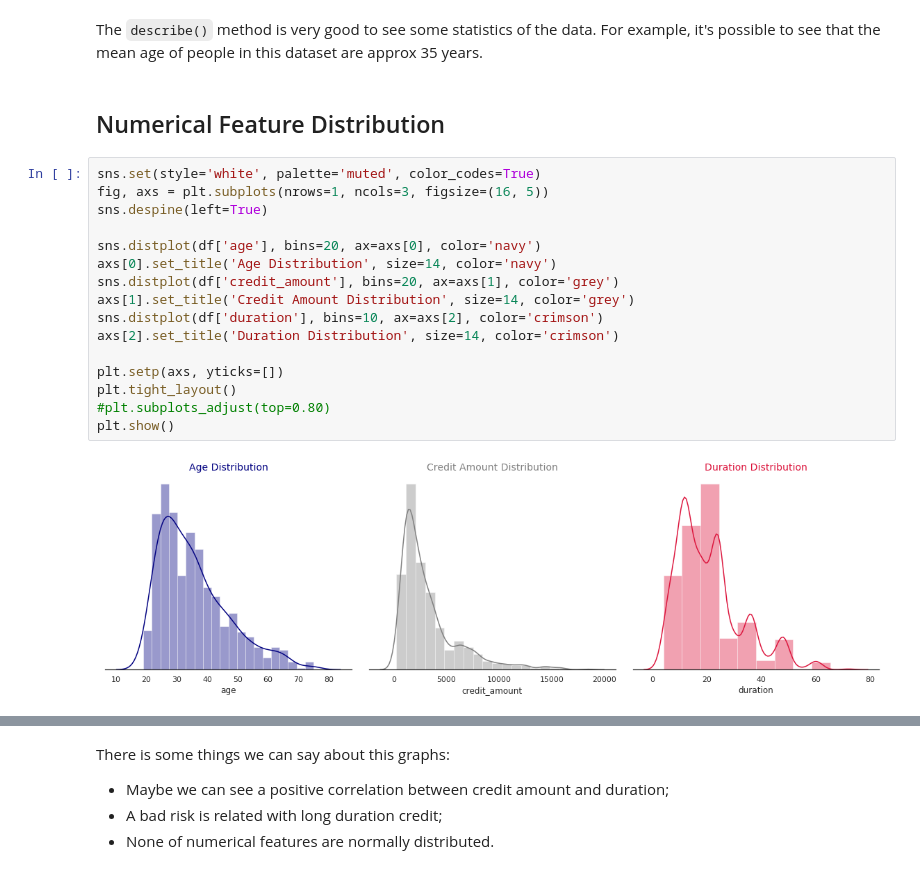
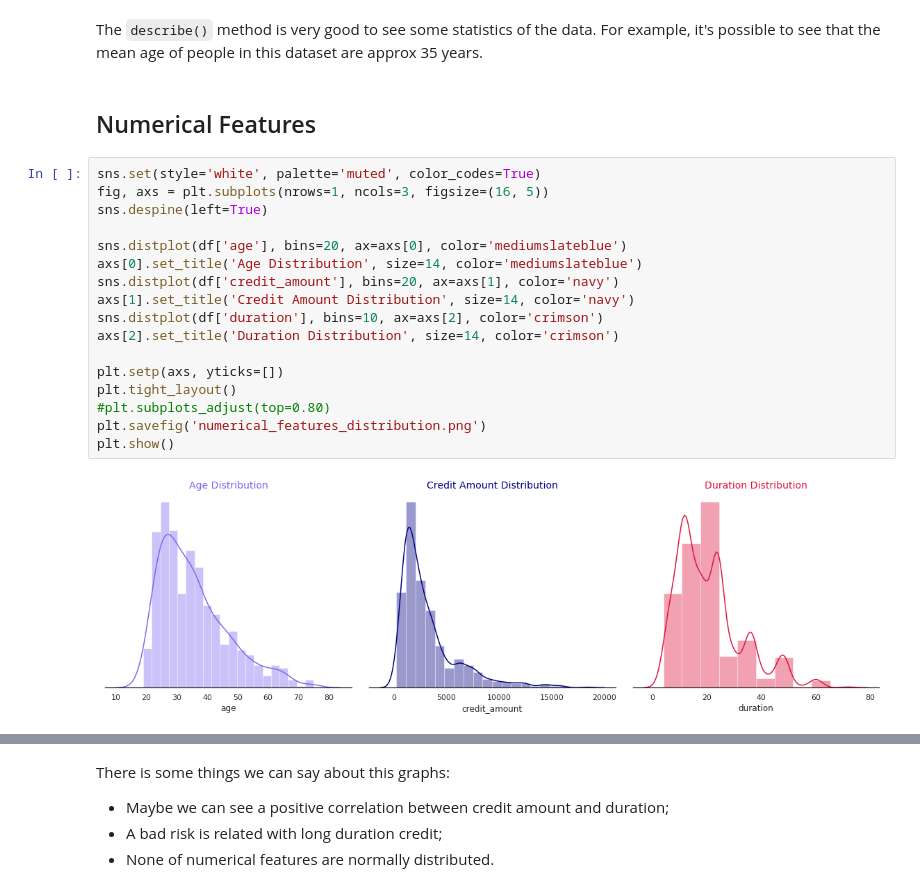
Before and after one commit to rhiroakidata/kaggle, a Jupyter notebook: 01_german_credit_risk/german_credit_risk_v4_kaggle_us.ipynb, the cells around one changed output, grey strips where cells are left out. Drawn from its saved outputs; the diff is of its cells as text.

```diff
--- a/01_german_credit_risk/german_credit_risk_v4_kaggle_us.ipynb
+++ b/01_german_credit_risk/german_credit_risk_v4_kaggle_us.ipynb
@@ -349,25 +402,26 @@ df.describe()
 # %% [markdown]
 The `describe()` method is very good to see some statistics of the data. For example, it's possible to see that the mean age of people in this dataset are approx 35 years.
 # %% [markdown]
-## Numerical Feature Distribution
+## Numerical Features
 # %%
 sns.set(style='white', palette='muted', color_codes=True)
 fig, axs = plt.subplots(nrows=1, ncols=3, figsize=(16, 5))
 sns.despine(left=True)
 
-sns.distplot(df['age'], bins=20, ax=axs[0], color='navy')
-axs[0].set_title('Age Distribution', size=14, color='navy')
-sns.distplot(df['credit_amount'], bins=20, ax=axs[1], color='grey')
-axs[1].set_title('Credit Amount Distribution', size=14, color='grey')
+sns.distplot(df['age'], bins=20, ax=axs[0], color='mediumslateblue')
+axs[0].set_title('Age Distribution', size=14, color='mediumslateblue')
+sns.distplot(df['credit_amount'], bins=20, ax=axs[1], color='navy')
+axs[1].set_title('Credit Amount Distribution', size=14, color='navy')
 sns.distplot(df['duration'], bins=10, ax=axs[2], color='crimson')
 axs[2].set_title('Duration Distribution', size=14, color='crimson')
 
 plt.setp(axs, yticks=[])
 plt.tight_layout()
 #plt.subplots_adjust(top=0.80)
+plt.savefig('numerical_features_distribution.png')
 plt.show()
 # %% [output]
-[figure, old version]
+[figure, new version]
 # %%
 cols_pairplot_analyis = ['age', 'credit_amount', 'duration', 'risk']
 df_pairplot = df.loc[:, cols_pairplot_analyis]
```
Also changed, not shown: parts of 228 cells of this notebook, 11 other files.
